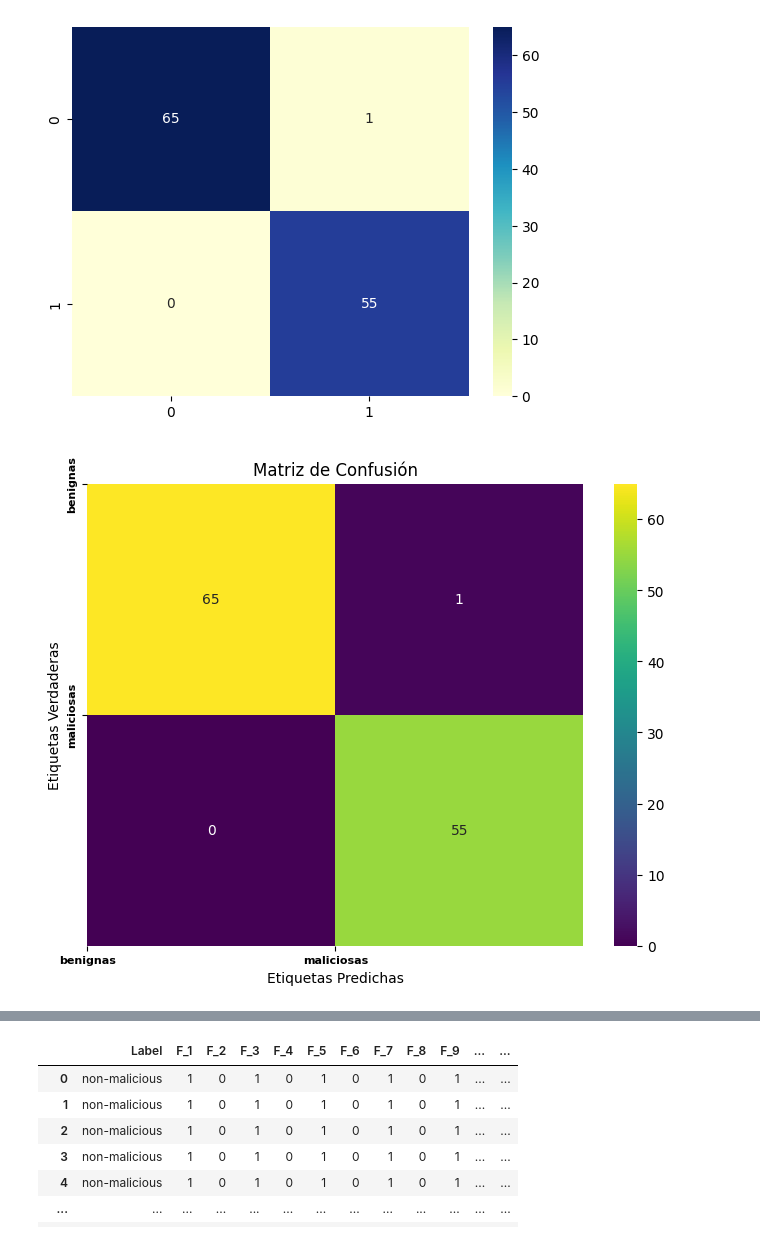
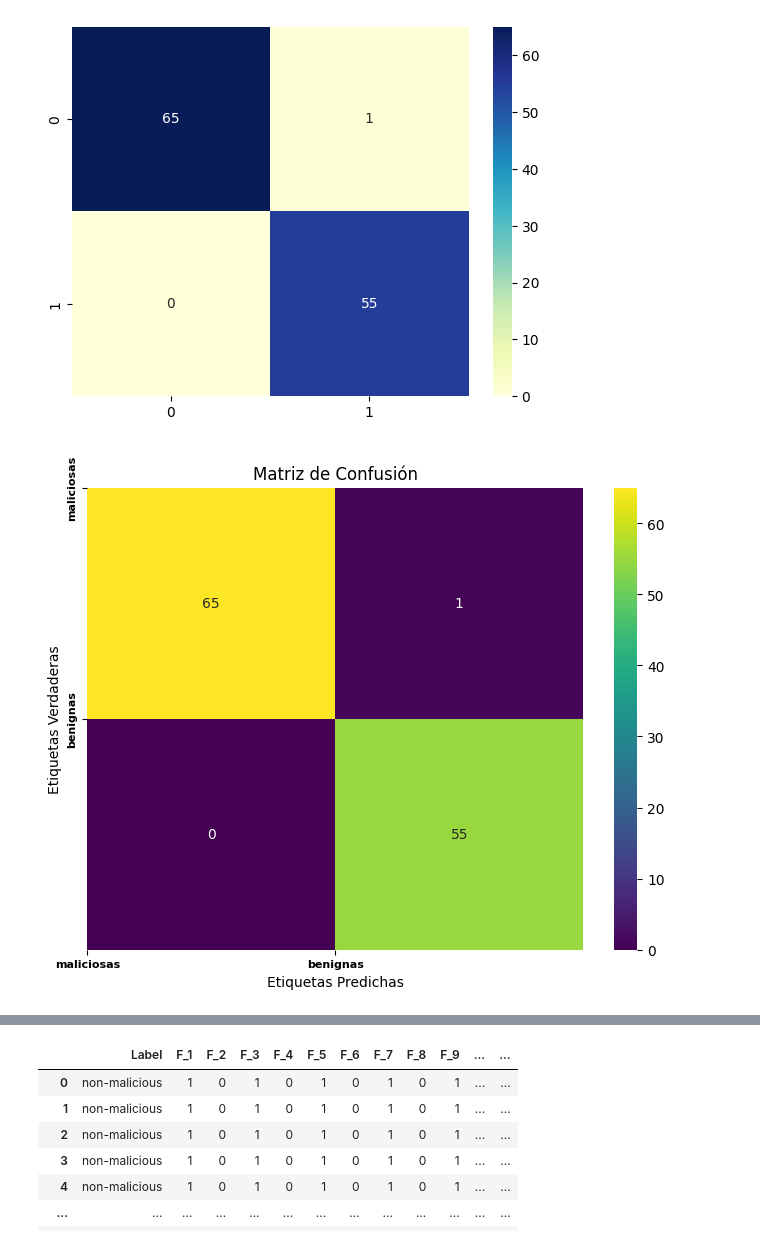
Before and after one commit to EvilWayz79/BigDataModelosYaprendizajesGrupo6, a Jupyter notebook: SegundaSemana/TrabajoClase2.ipynb, the cells around one changed output, grey strips where cells are left out. Drawn from its saved outputs; the diff is of its cells as text; code cells hidden in the pictures.

```diff
--- a/SegundaSemana/TrabajoClase2.ipynb
+++ b/SegundaSemana/TrabajoClase2.ipynb
@@ -166,15 +166,15 @@ import seaborn as sns
 # %%
 plt.figure(figsize=(8, 6))
 sns.heatmap(conf_matrix, annot=True, cmap='viridis', fmt='g')
-labels = ['benignas','maliciosas']
+labels = ['maliciosas','benignas']
 plt.xticks(np.arange(0, 2), labels, fontsize=8, fontweight='bold')
 plt.yticks(np.arange(0, 2), labels, fontsize=8, fontweight='bold')
 plt.xlabel('Etiquetas Predichas')
 plt.ylabel('Etiquetas Verdaderas')
 plt.title('Matriz de Confusión')
 plt.show()
 # %% [output]
-[figure, old version]
+[figure, new version]
 # %%
 #Paso 5
 import matplotlib.pyplot as plt
```
Also changed, not shown: parts of 4 cells of this notebook.
